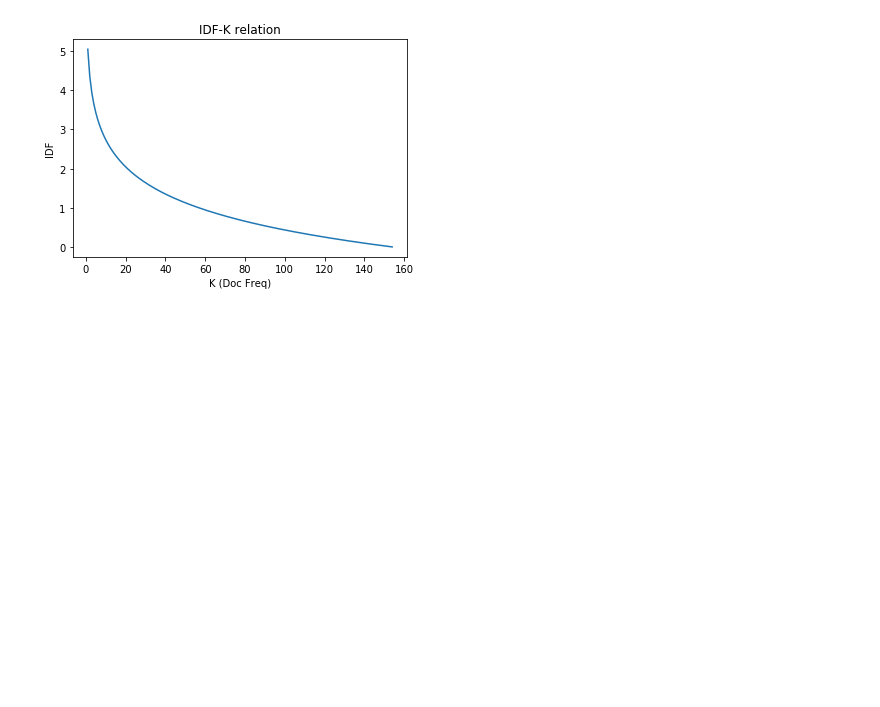
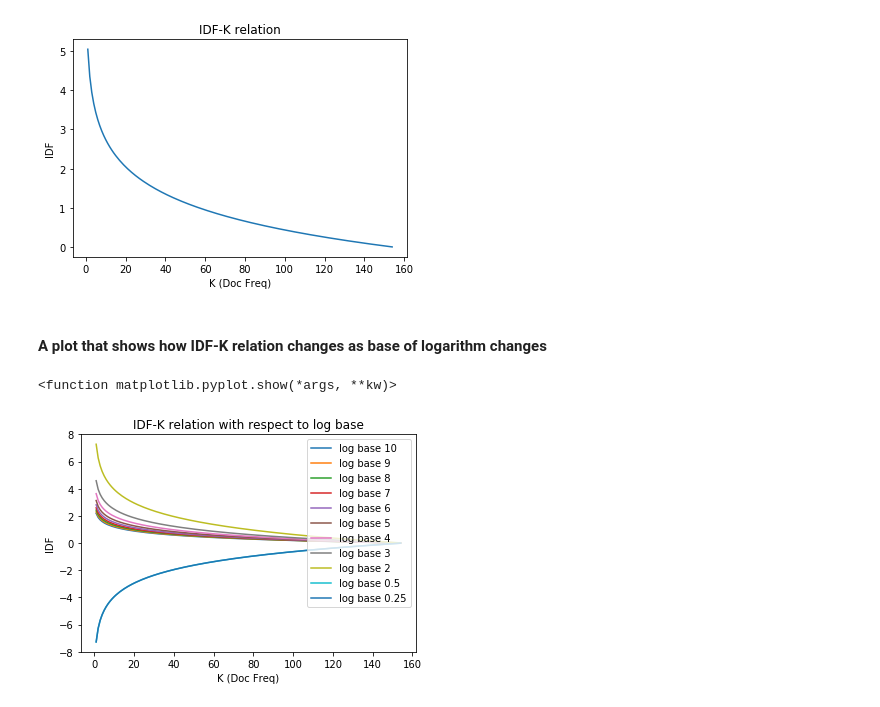
Before and after one commit to ammarsajid/SearchEngineBM25, a Jupyter notebook: SearchEngine/similarily_ranking.ipynb, the cells around one changed output. Cells and saved outputs as stored; diff of their text form; code cells hidden in the pictures; blank space fills up the shorter version.

Commit message:
IDK relation with base of log

```diff
--- a/SearchEngine/similarily_ranking.ipynb
+++ b/SearchEngine/similarily_ranking.ipynb
@@ -163,3 +163,37 @@ plt.ylabel('IDF')
 plt.show()
 # %% [output]
 [figure]
+# %% [markdown]
+#### A plot that shows how IDF-K relation changes as base of logarithm changes
+# %%
+legnd = []
+for i in range(0,9):
+    invDocFreqDic={}
+    for key,value in DocFreqDic.items():
+        invDocFreqDic[key] = math.log((len(txtFiles) + 1)/value, 10-i)
+
+    plt.plot(sorted(list(DocFreqDic.values()), reverse=True), sorted(list(invDocFreqDic.values())))
+    legnd.append("log base " + str(10-i))
+
+invDocFreqDic={}
+for key,value in DocFreqDic.items():
+    invDocFreqDic[key] = math.log((len(txtFiles) + 1)/value, 0.5)
+
+plt.plot(sorted(list(DocFreqDic.values())), sorted(list(invDocFreqDic.values())))
+legnd.append("log base " + str(0.5))
+
+invDocFreqDic={}
+for key,value in DocFreqDic.items():
+    invDocFreqDic[key] = math.log((len(txtFiles) + 1)/value, 0.5)
+
+plt.plot(sorted(list(DocFreqDic.values())), sorted(list(invDocFreqDic.values())))
+legnd.append("log base " + str(0.25))
+
+plt.title('IDF-K relation with respect to log base')
+plt.xlabel('K (Doc Freq)')
+plt.ylabel('IDF')
+plt.legend(legnd, loc='upper right')
+plt.show
+# %% [output]
+<function matplotlib.pyplot.show(*args, **kw)>
+[figure, added]
```
